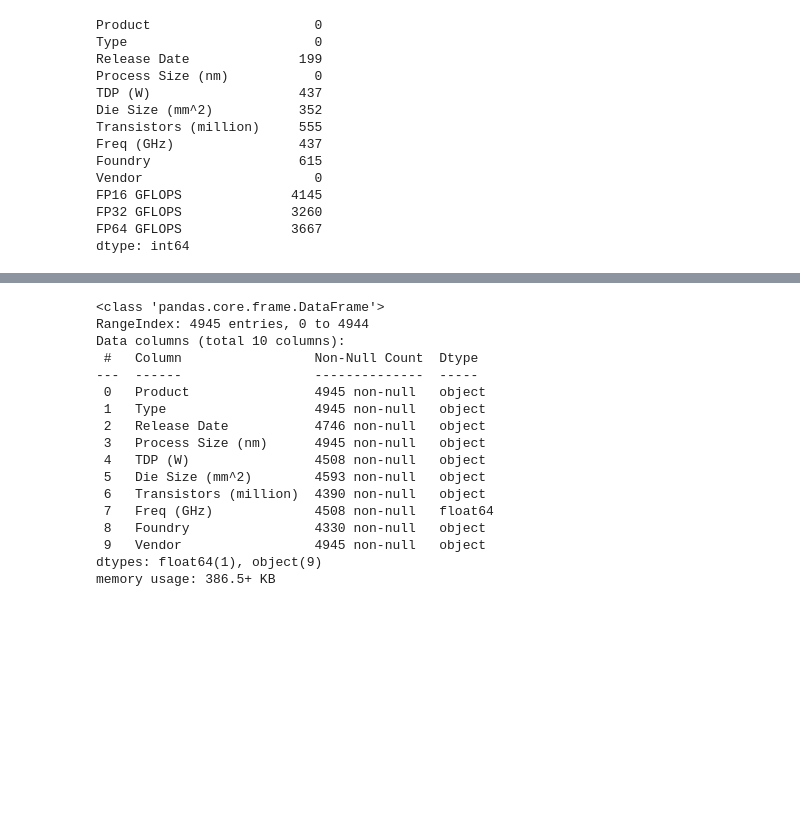
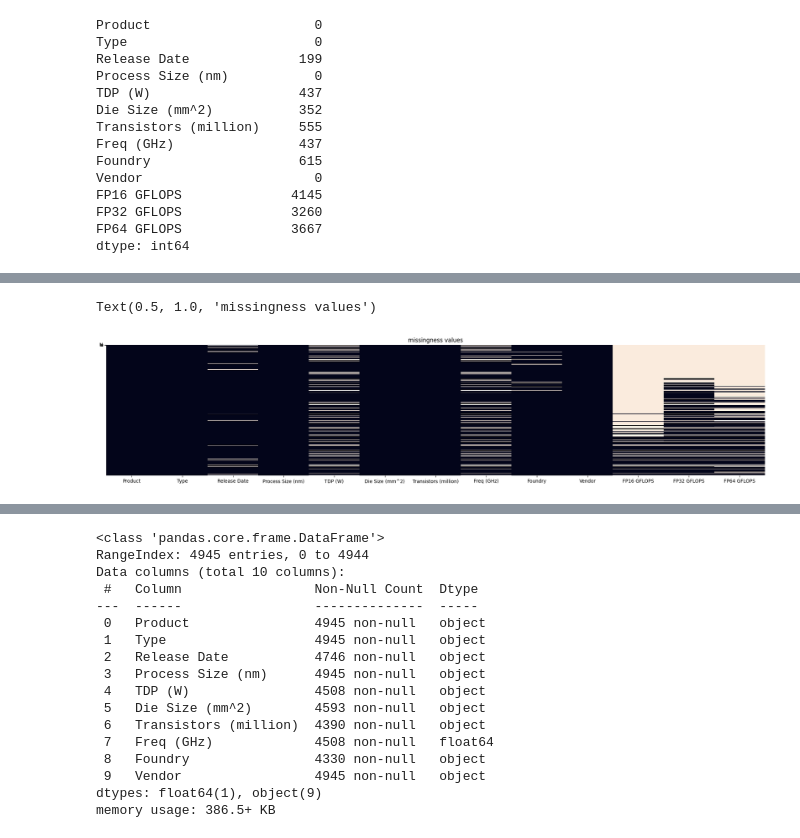
Before and after one commit to Karlajack/Machine_Learning_24e, a Jupyter notebook: Wk1_Data_Cleaning_Project_Chips_dataset.ipynb, the cells around one changed output, grey strips where cells are left out. Cells and saved outputs as stored; diff of their text form; code cells hidden in the pictures; blank space fills up the shorter version.

```diff
--- a/Wk1_Data_Cleaning_Project_Chips_dataset.ipynb
+++ b/Wk1_Data_Cleaning_Project_Chips_dataset.ipynb
@@ -99,0 +113,8 @@ df.head(1)
+# %%
+# Missingness in GPUs
+plt.figure(figsize=(25,5))
+sns.heatmap(df.loc[df.Type=='GPU'].isnull(),yticklabels="None",cbar=False)
+plt.title("missingness values")
+# %% [output]
+Text(0.5, 1.0, 'missingness values')
+[figure, added]
```
Also changed, not shown: parts of 14 cells of this notebook.
